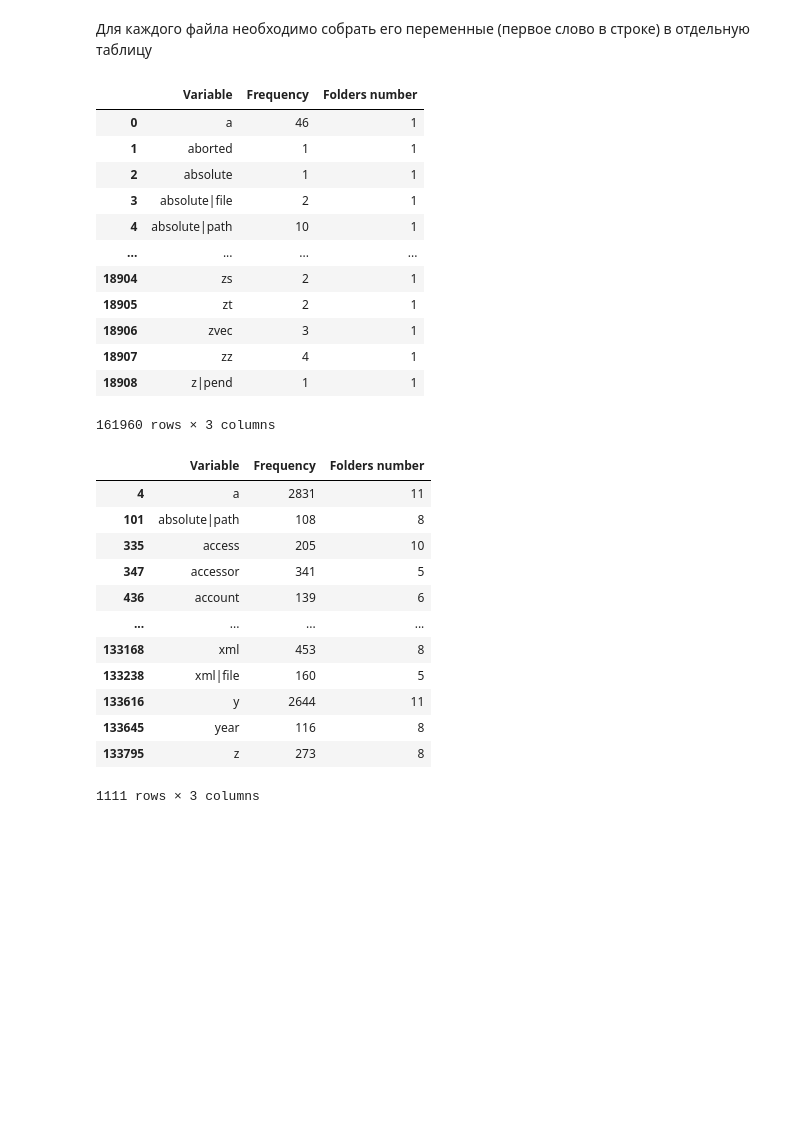
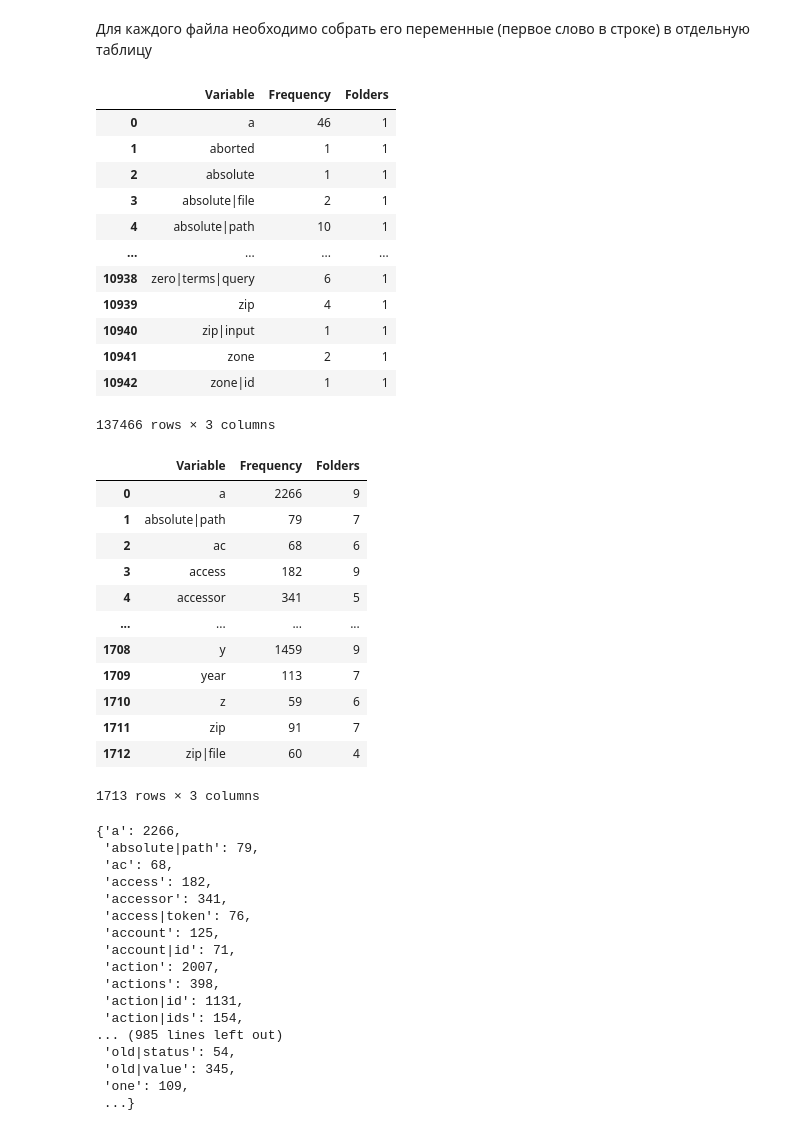
Before and after one commit to bmstu-iu8-g4-2020-project/code2var, a Jupyter notebook: experimental/MultiFolderFiles.ipynb, the cells around one changed output. Cells and saved outputs as stored; diff of their text form; code cells hidden in the pictures; blank space fills up the shorter version.

```diff
--- a/experimental/MultiFolderFiles.ipynb
+++ b/experimental/MultiFolderFiles.ipynb
@@ -33,44 +33,64 @@ for file_path in files_path:
     df.append(pd.read_csv(file_path, sep=" ", usecols=[0], names = ["Variable"], header = None))
     df[-1]["Frequency"] = 1
     df[-1] = df[-1].groupby("Variable").sum().reset_index()
-    df[-1]["Folders number"] = 1
+    df[-1]["Folders"] = 1
 # %%
 conc = pd.concat(df)
 display(conc)
 # %% [output]
-|  | Variable | Frequency | Folders number |
+|  | Variable | Frequency | Folders |
 | 0 | a | 46 | 1 |
 | 1 | aborted | 1 | 1 |
 | 2 | absolute | 1 | 1 |
 | 3 | absolute|file | 2 | 1 |
 | 4 | absolute|path | 10 | 1 |
 | ... | ... | ... | ... |
-| 18904 | zs | 2 | 1 |
-| 18905 | zt | 2 | 1 |
-| 18906 | zvec | 3 | 1 |
-| 18907 | zz | 4 | 1 |
-| 18908 | z|pend | 1 | 1 |
+| 10938 | zero|terms|query | 6 | 1 |
+| 10939 | zip | 4 | 1 |
+| 10940 | zip|input | 1 | 1 |
+| 10941 | zone | 2 | 1 |
+| 10942 | zone|id | 1 | 1 |
-161960 rows × 3 columns
+137466 rows × 3 columns
 # %%
 conc = conc.groupby(["Variable"]).sum().reset_index()
-conc = conc[conc["Frequency"] > 100]
-conc = conc[conc["Folders number"] > 2]
-conc.to_csv("freq.csv")
+conc = conc.query('Folders > 1 & Frequency > 50')
 display(conc)
+dict(zip(conc["Variable"].tolist(), conc["Frequency"].tolist()))
+# conc = conc[conc["Frequency"] > 100]
+# conc = conc[conc["Folders number"] > 2]
+# conc.to_csv("freq.csv")
+# display(conc)
 # %% [output]
-|  | Variable | Frequency | Folders number |
-| 4 | a | 2831 | 11 |
-| 101 | absolute|path | 108 | 8 |
-| 335 | access | 205 | 10 |
-| 347 | accessor | 341 | 5 |
-| 436 | account | 139 | 6 |
+|  | Variable | Frequency | Folders |
+| 0 | a | 2266 | 9 |
+| 1 | absolute|path | 79 | 7 |
+| 2 | ac | 68 | 6 |
+| 3 | access | 182 | 9 |
+| 4 | accessor | 341 | 5 |
 | ... | ... | ... | ... |
-| 133168 | xml | 453 | 8 |
-| 133238 | xml|file | 160 | 5 |
-| 133616 | y | 2644 | 11 |
-| 133645 | year | 116 | 8 |
-| 133795 | z | 273 | 8 |
+| 1708 | y | 1459 | 9 |
+| 1709 | year | 113 | 7 |
+| 1710 | z | 59 | 6 |
+| 1711 | zip | 91 | 7 |
+| 1712 | zip|file | 60 | 4 |
-1111 rows × 3 columns
+1713 rows × 3 columns
+{'a': 2266,
+ 'absolute|path': 79,
+ 'ac': 68,
+ 'access': 182,
+ 'accessor': 341,
+ 'access|token': 76,
+ 'account': 125,
+ 'account|id': 71,
+ 'action': 2007,
+ 'actions': 398,
+ 'action|id': 1131,
+ 'action|ids': 154,
+... (985 lines left out)
+ 'old|status': 54,
+ 'old|value': 345,
+ 'one': 109,
+ ...}
 # %%
 freqs = conc['Frequency']
 words = conc['Variable']
```
Also changed, not shown: parts of 3 cells of this notebook, 3 other files.
